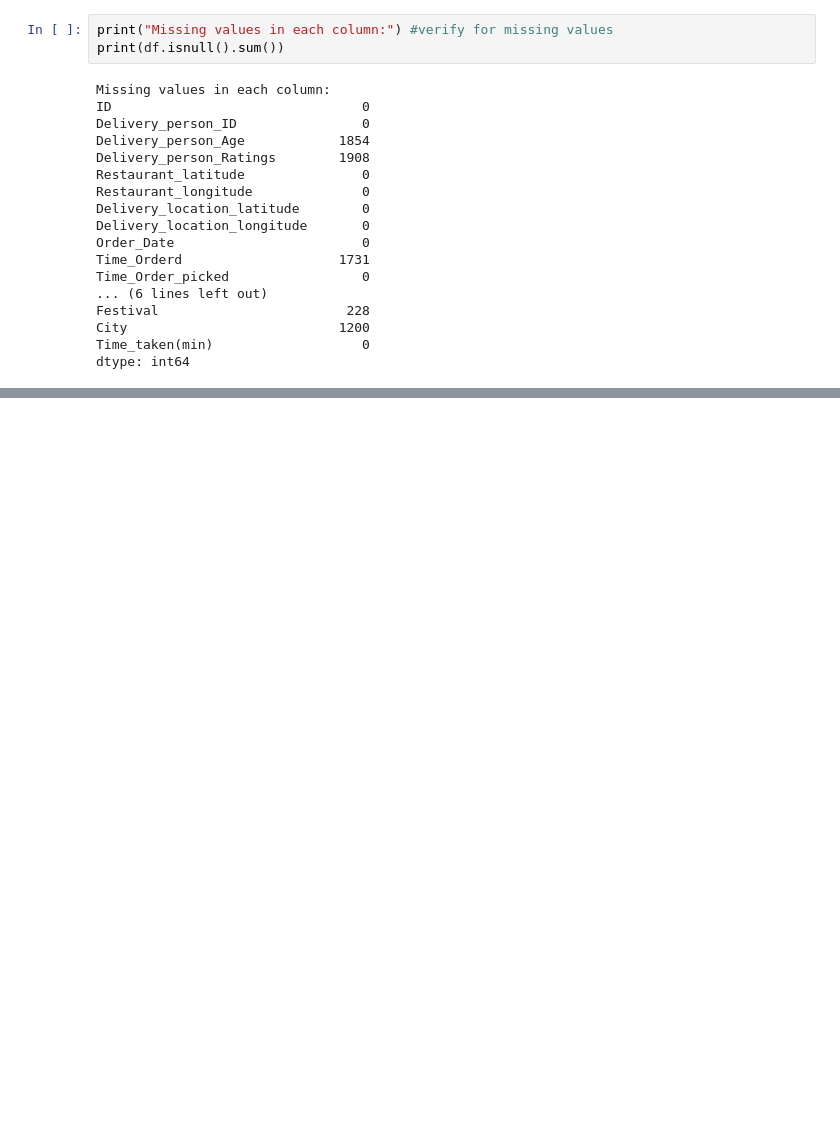
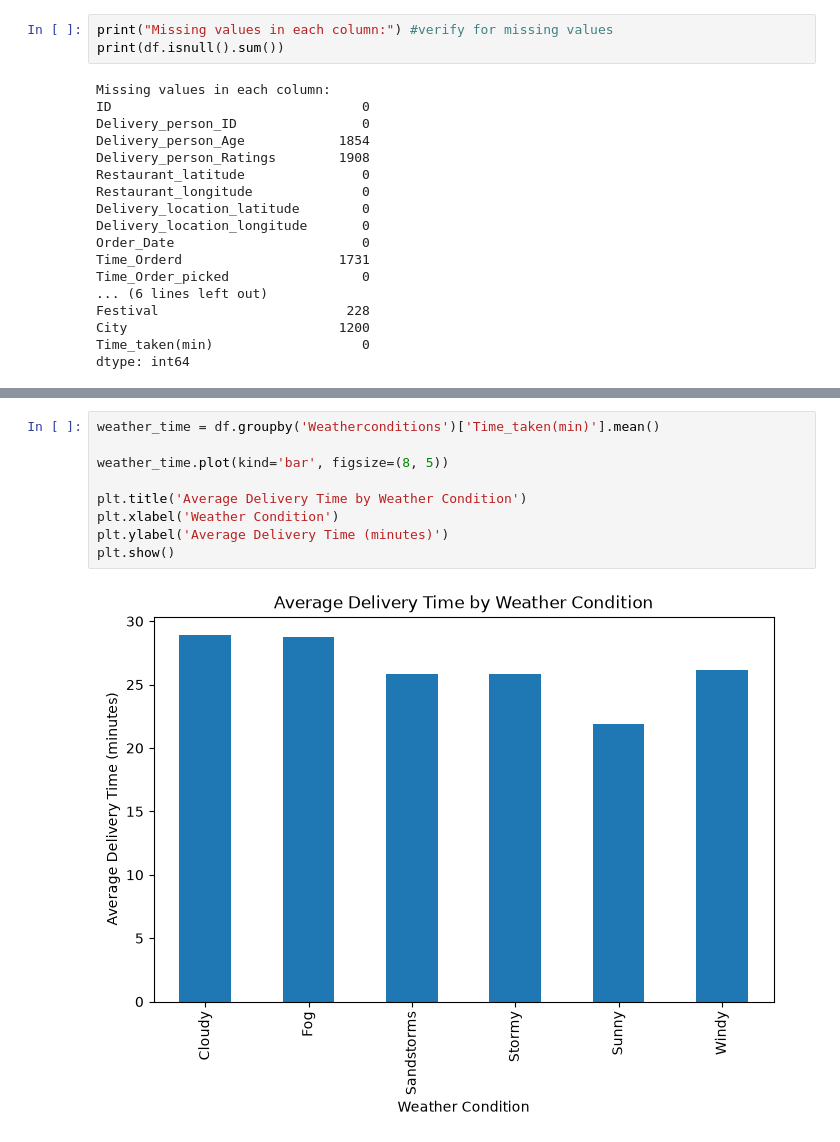
Before and after one commit to anurag-dev89/DeliverEase, a Jupyter notebook: notebooks/DeliverEase.ipynb, the cells around one changed output, grey strips where cells are left out. Drawn from its saved outputs; the diff is of its cells as text; blank space fills up the shorter version.

```diff
--- a/notebooks/DeliverEase.ipynb
+++ b/notebooks/DeliverEase.ipynb
@@ -205,0 +583,11 @@ dtype: int64
+# %%
+weather_time = df.groupby('Weatherconditions')['Time_taken(min)'].mean()
+
+weather_time.plot(kind='bar', figsize=(8, 5))
+
+plt.title('Average Delivery Time by Weather Condition')
+plt.xlabel('Weather Condition')
+plt.ylabel('Average Delivery Time (minutes)')
+plt.show()
+# %% [output]
+[figure, added]
```
Also changed, not shown: parts of 63 cells of this notebook.
